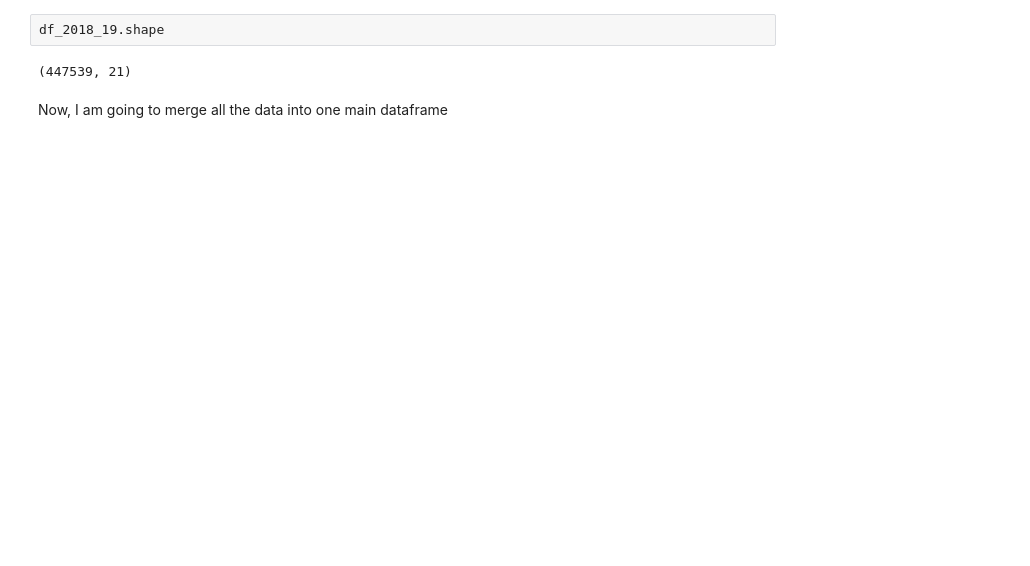
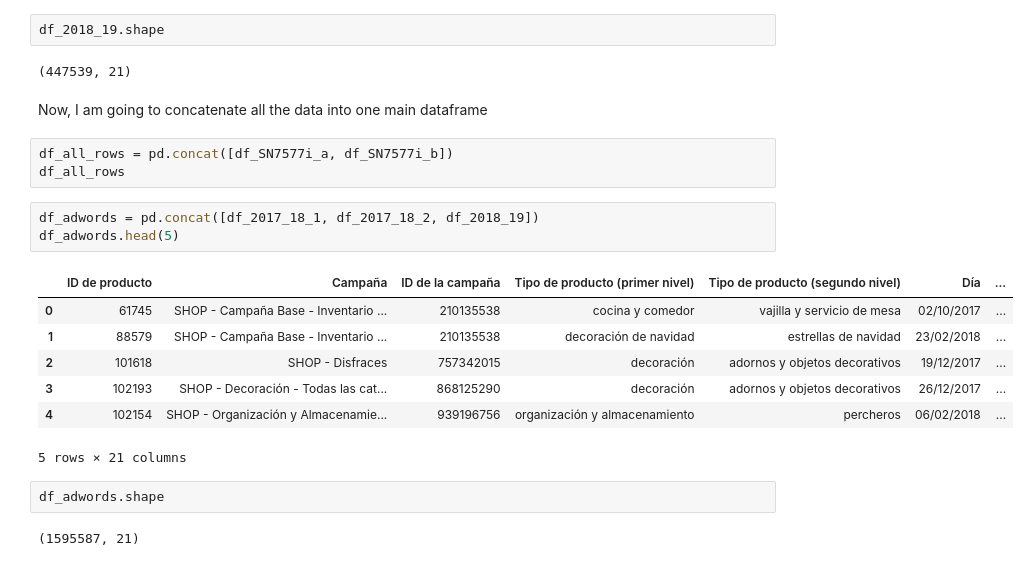
Before and after one commit to trimiguel/tfm, a Jupyter notebook: notebooks/C06_adwords.ipynb, the cells around one changed output. Cells and saved outputs as stored; diff of their text form; blank space fills up the shorter version.

```diff
--- a/notebooks/C06_adwords.ipynb
+++ b/notebooks/C06_adwords.ipynb
@@ -96,4 +96,22 @@ df_2018_19.shape
 # %% [output]
 (447539, 21)
 # %% [markdown]
-Now, I am going to merge all the data into one main dataframe
+Now, I am going to concatenate all the data into one main dataframe
+# %%
+df_all_rows = pd.concat([df_SN7577i_a, df_SN7577i_b])
+df_all_rows
+# %%
+df_adwords = pd.concat([df_2017_18_1, df_2017_18_2, df_2018_19])
+df_adwords.head(5)
+# %% [output]
+|  | ID de producto | Campaña | ID de la campaña | Tipo de producto (primer nivel) | Tipo de producto (segundo nivel) | Día | ... |
+| 0 | 61745 | SHOP - Campaña Base - Inventario ... | 210135538 | cocina y comedor | vajilla y servicio de mesa | 02/10/2017 | ... |
+| 1 | 88579 | SHOP - Campaña Base - Inventario ... | 210135538 | decoración de navidad | estrellas de navidad | 23/02/2018 | ... |
+| 2 | 101618 | SHOP - Disfraces | 757342015 | decoración | adornos y objetos decorativos | 19/12/2017 | ... |
+| 3 | 102193 | SHOP - Decoración - Todas las cat... | 868125290 | decoración | adornos y objetos decorativos | 26/12/2017 | ... |
+| 4 | 102154 | SHOP - Organización y Almacenamie... | 939196756 | organización y almacenamiento | percheros | 06/02/2018 | ... |
+5 rows × 21 columns
+# %%
+df_adwords.shape
+# %% [output]
+(1595587, 21)
```
Also changed, not shown: parts of 35 cells of this notebook, 3 other files.
